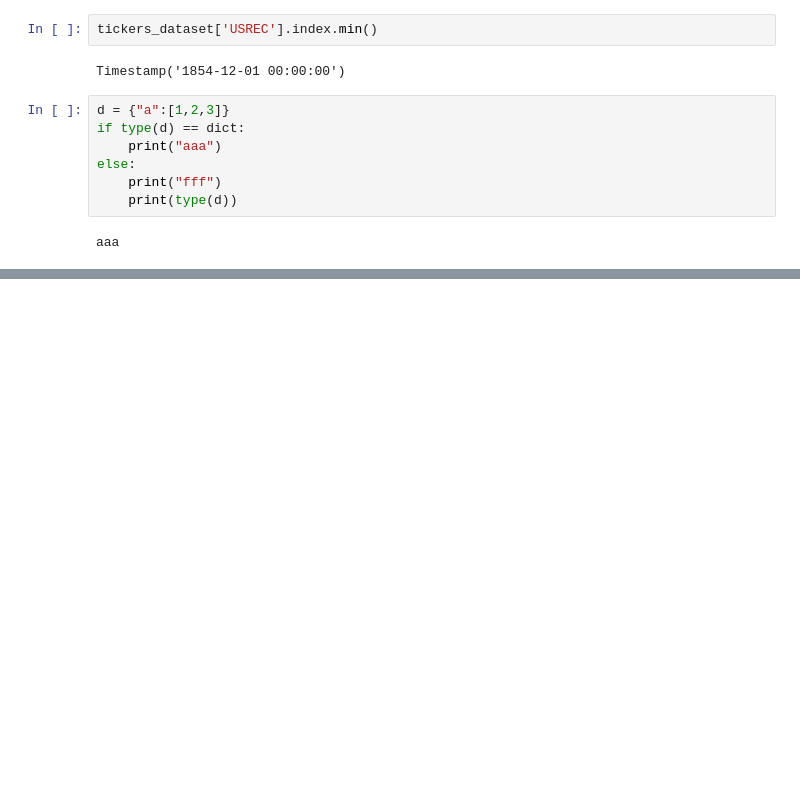
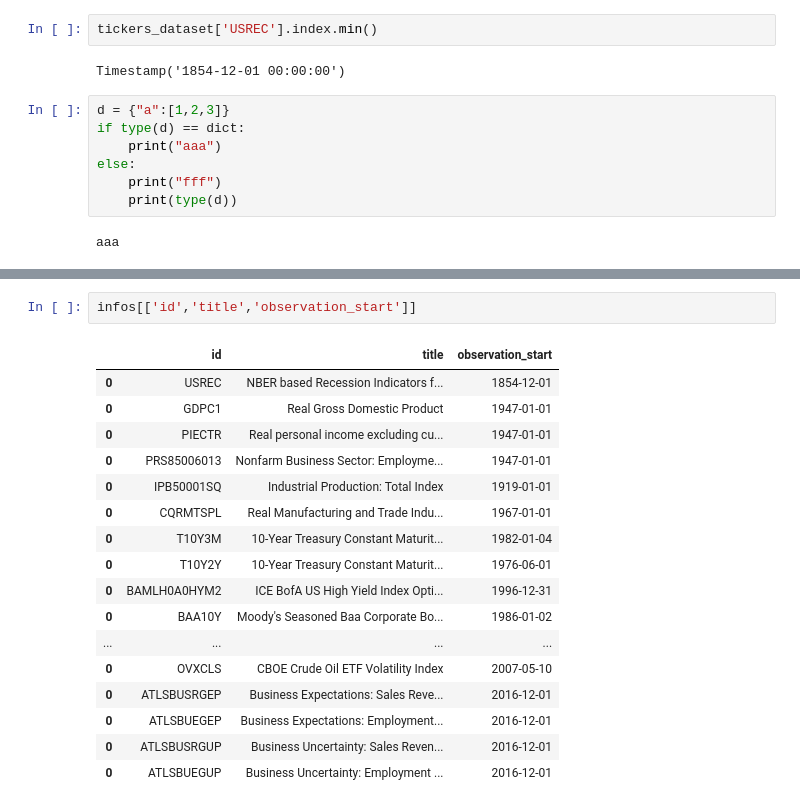
Before and after one commit to SalisEduardo/Projeto-PTC3567, a Jupyter notebook: draft.ipynb, the cells around one changed output, grey strips where cells are left out. Cells and saved outputs as stored; diff of their text form; blank space fills up the shorter version.

```diff
--- a/draft.ipynb
+++ b/draft.ipynb
@@ -241,0 +355,20 @@ aa
+# %%
+infos[['id','title','observation_start']]
+# %% [output]
+|  | id | title | observation_start |
+| 0 | USREC | NBER based Recession Indicators f... | 1854-12-01 |
+| 0 | GDPC1 | Real Gross Domestic Product | 1947-01-01 |
+| 0 | PIECTR | Real personal income excluding cu... | 1947-01-01 |
+| 0 | PRS85006013 | Nonfarm Business Sector: Employme... | 1947-01-01 |
+| 0 | IPB50001SQ | Industrial Production: Total Index | 1919-01-01 |
+| 0 | CQRMTSPL | Real Manufacturing and Trade Indu... | 1967-01-01 |
+| 0 | T10Y3M | 10-Year Treasury Constant Maturit... | 1982-01-04 |
+| 0 | T10Y2Y | 10-Year Treasury Constant Maturit... | 1976-06-01 |
+| 0 | BAMLH0A0HYM2 | ICE BofA US High Yield Index Opti... | 1996-12-31 |
+| 0 | BAA10Y | Moody's Seasoned Baa Corporate Bo... | 1986-01-02 |
+| ... | ... | ... | ... |
+| 0 | OVXCLS | CBOE Crude Oil ETF Volatility Index | 2007-05-10 |
+| 0 | ATLSBUSRGEP | Business Expectations: Sales Reve... | 2016-12-01 |
+| 0 | ATLSBUEGEP | Business Expectations: Employment... | 2016-12-01 |
+| 0 | ATLSBUSRGUP | Business Uncertainty: Sales Reven... | 2016-12-01 |
+| 0 | ATLSBUEGUP | Business Uncertainty: Employment ... | 2016-12-01 |
```
Also changed, not shown: parts of 11 cells of this notebook, 5 other files.
